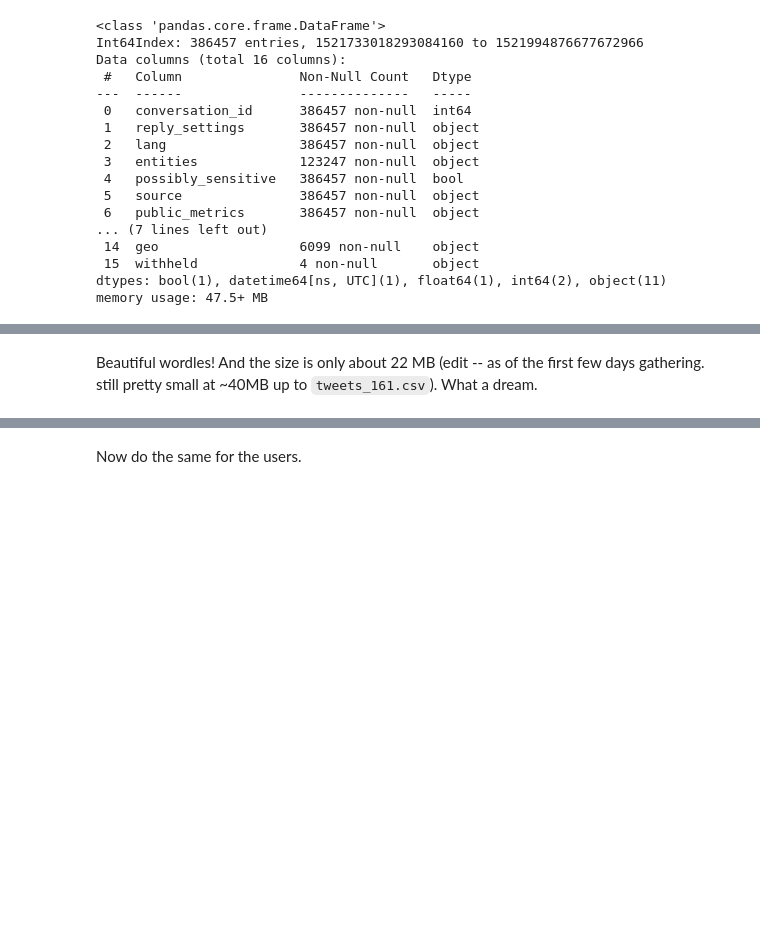
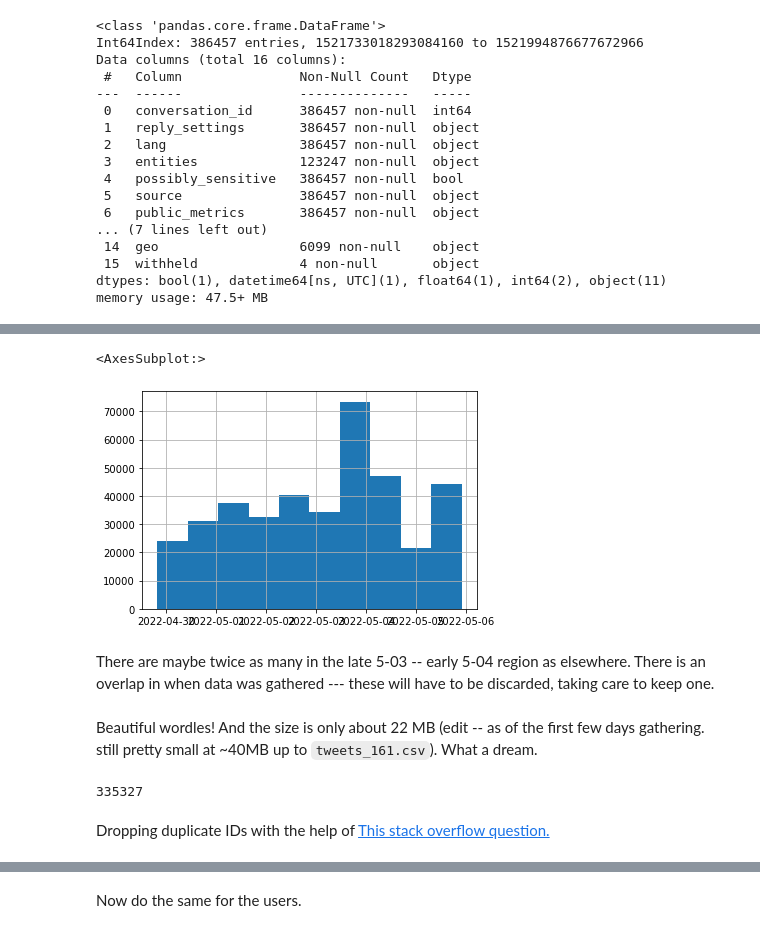
Before and after one commit to dtersegno/capstone, a Jupyter notebook: data_acquisition/3_data_cleanup.ipynb, the cells around one changed output, grey strips where cells are left out. Saved outputs shown, nothing was run; the diff lists cells and outputs as text; code cells hidden in the pictures; blank space fills up the shorter version.

```diff
--- a/data_acquisition/3_data_cleanup.ipynb
+++ b/data_acquisition/3_data_cleanup.ipynb
@@ -238,2 +246,15 @@ memory usage: 47.5+ MB
+# %%
+tweets_df['created_at'].hist()
+# %% [output]
+<AxesSubplot:>
+[figure, added]
+# %% [markdown]
+There are maybe twice as many in the late 5-03 -- early 5-04 region as elsewhere. There is an overlap in when data was gathered --- these will have to be discarded, taking care to keep one.
 # %% [markdown]
 Beautiful wordles! And the size is only about 22 MB (edit -- as of the first few days gathering. still pretty small at ~40MB up to `tweets_161.csv`). What a dream.
+# %%
+len(tweets_df)
+# %% [output]
+335327
+# %% [markdown]
+Dropping duplicate IDs with the help of [This stack overflow question.](https://stackoverflow.com/questions/13035764/remove-pandas-rows-with-duplicate-indices)
```
Also changed, not shown: parts of 16 cells of this notebook, 2 other files.
